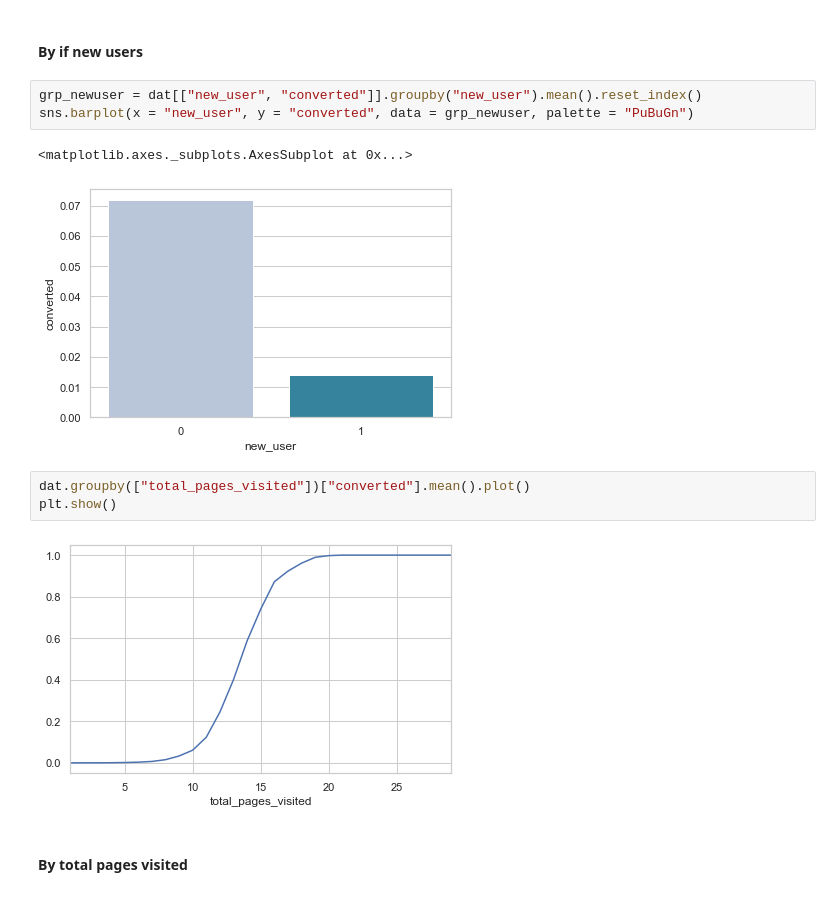
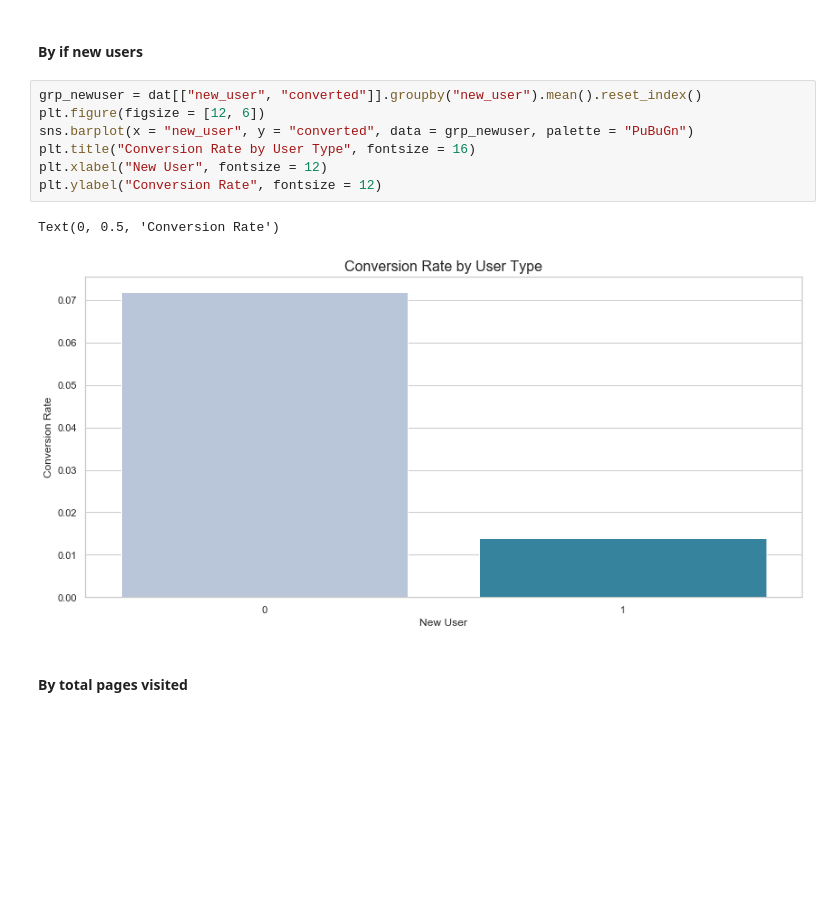
Before and after one commit to Veronica0206/DS_Project_Sample, a Jupyter notebook: 1.Conversion Rate.ipynb, the cells around one changed output. Saved outputs shown, nothing was run; the diff lists cells and outputs as text; blank space fills up the shorter version.

```diff
--- a/1.Conversion Rate.ipynb
+++ b/1.Conversion Rate.ipynb
@@ -108,14 +112,13 @@ sns.barplot(x = "source", y = "converted", data = grp_source, palette = "PuBuGn"
 #### By if new users
 # %%
 grp_newuser = dat[["new_user", "converted"]].groupby("new_user").mean().reset_index()
+plt.figure(figsize = [12, 6])
 sns.barplot(x = "new_user", y = "converted", data = grp_newuser, palette = "PuBuGn")
+plt.title("Conversion Rate by User Type", fontsize = 16)
+plt.xlabel("New User", fontsize = 12)
+plt.ylabel("Conversion Rate", fontsize = 12)
 # %% [output]
-<matplotlib.axes._subplots.AxesSubplot at 0x...>
+Text(0, 0.5, 'Conversion Rate')
-[figure, old version]
+[figure, new version]
-# %%
-dat.groupby(["total_pages_visited"])["converted"].mean().plot()
-plt.show()
-# %% [output]
-[figure, removed]
 # %% [markdown]
 #### By total pages visited
```
Also changed, not shown: parts of 7 cells of this notebook, 3 other files.
